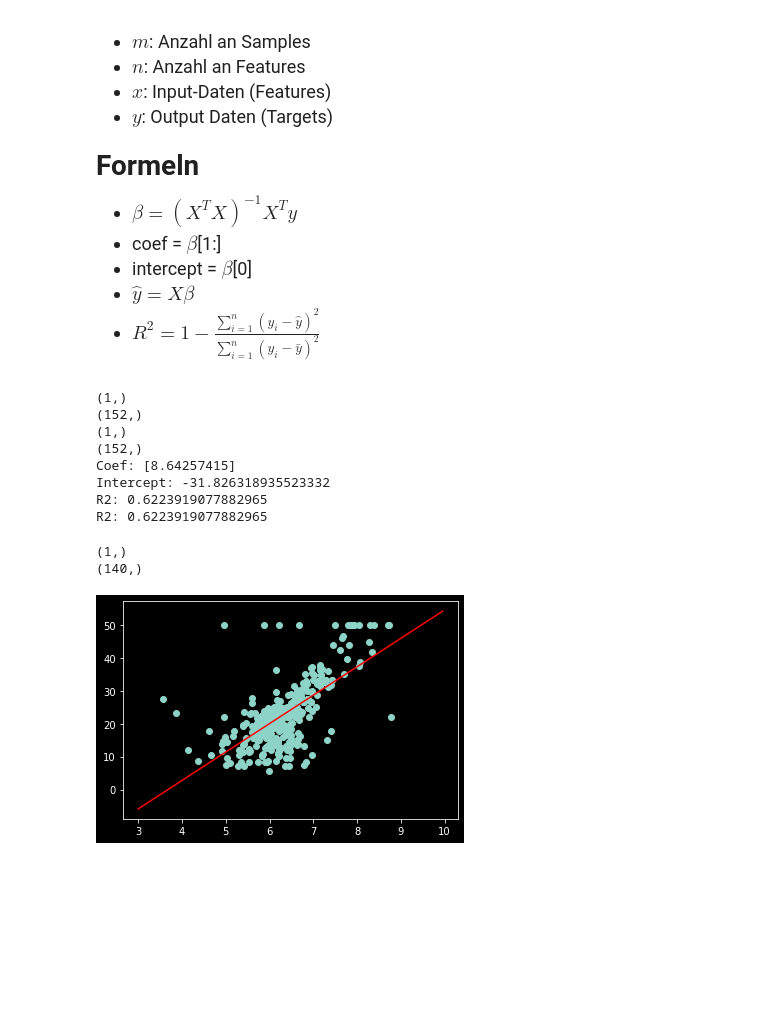
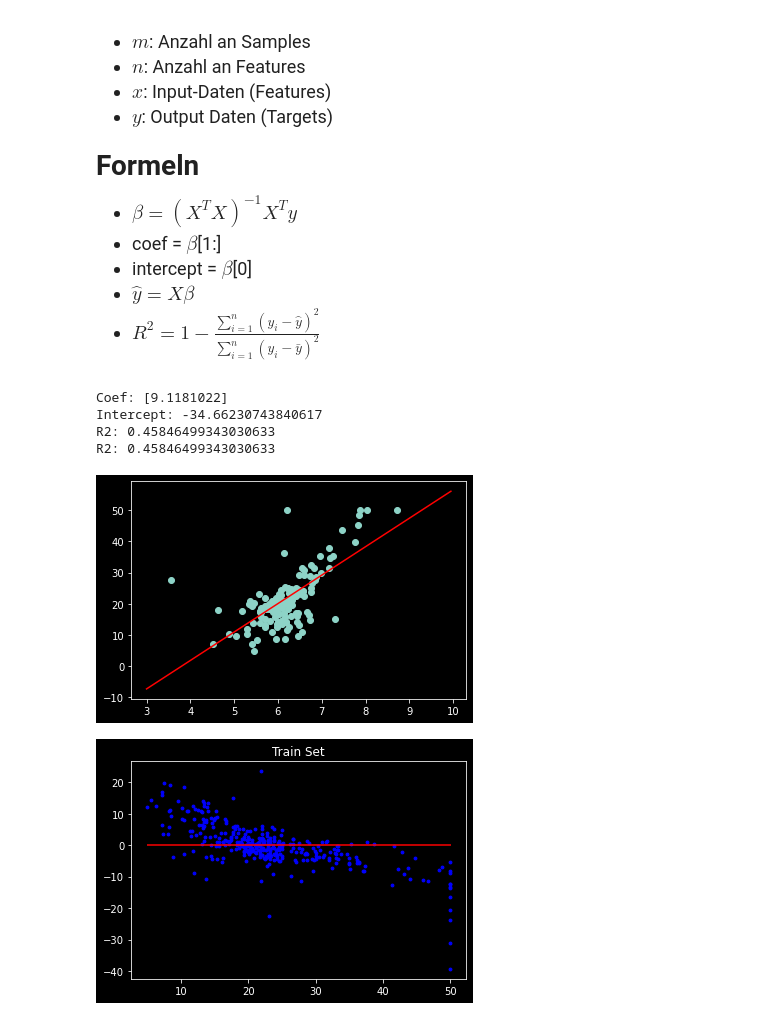
Before and after one commit to franneck94/UdemyML, a Jupyter notebook: Chapter5_Regression/LinearRegressionImplementation/LinearRegressionVisualize.ipynb, the cells around one changed output. Cells and saved outputs as stored; diff of their text form; code cells hidden in the pictures; blank space fills up the shorter version.

```diff
--- a/Chapter5_Regression/LinearRegressionImplementation/LinearRegressionVisualize.ipynb
+++ b/Chapter5_Regression/LinearRegressionImplementation/LinearRegressionVisualize.ipynb
@@ -8,11 +8,6 @@ from sklearn.metrics import r2_score
 import matplotlib.pyplot as plt
 # %%
 dataset = load_boston()
-# %%
-x = dataset.data[:, 5:6]
-y = dataset.target
-
-x_train, x_test, y_train, y_test = train_test_split(x, y, test_size=0.3)
 # %% [markdown]
 #### Einfache Lineare Regression
 
@@ -107,22 +100,18 @@ print(f"Intercept: {regr.intercept_}")
 print(f"R2: {r2_own}")
 print(f"R2: {r2_sklearn}")
 # %% [output]
-(1,)
-(152,)
-(1,)
-(152,)
-Coef: [8.64257415]
-Intercept: -31.826318935523332
-R2: 0.6223919077882965
-R2: 0.6223919077882965
+Coef: [9.1181022]
+Intercept: -34.66230743840617
+R2: 0.45846499343030633
+R2: 0.45846499343030633
 # %%
-x_arange = np.arange(start=3.0, stop=10.0, step=0.05)
-y_arange = regr.predict(x_arange)
-
-plt.scatter(x_train, y_train)
-plt.plot(x_arange, y_arange, color="red")
-plt.show()
+def plot_regressor(regr: LinearRegression, x: np.ndarray, y: np.ndarray) -> None:
+    x_arange = np.arange(start=3.0, stop=10.0, step=0.05)
+    y_arange = regr.predict(x_arange)
+    plt.scatter(x, y)
+    plt.plot(x_arange, y_arange, color="red")
+    plt.show()
-# %% [output]
-(1,)
-(140,)
-[figure, removed]
+# %%
+plot_regressor(regr, x_test, y_test)
+# %% [output]
+[figure, added]
@@ -128,0 +129,4 @@ plt.show()
+# %%
+plot_residual(regr, x_train, y_train, title="Train Set")
+# %% [output]
+[figure, added]
```
Also changed, not shown: parts of 3 cells of this notebook.
